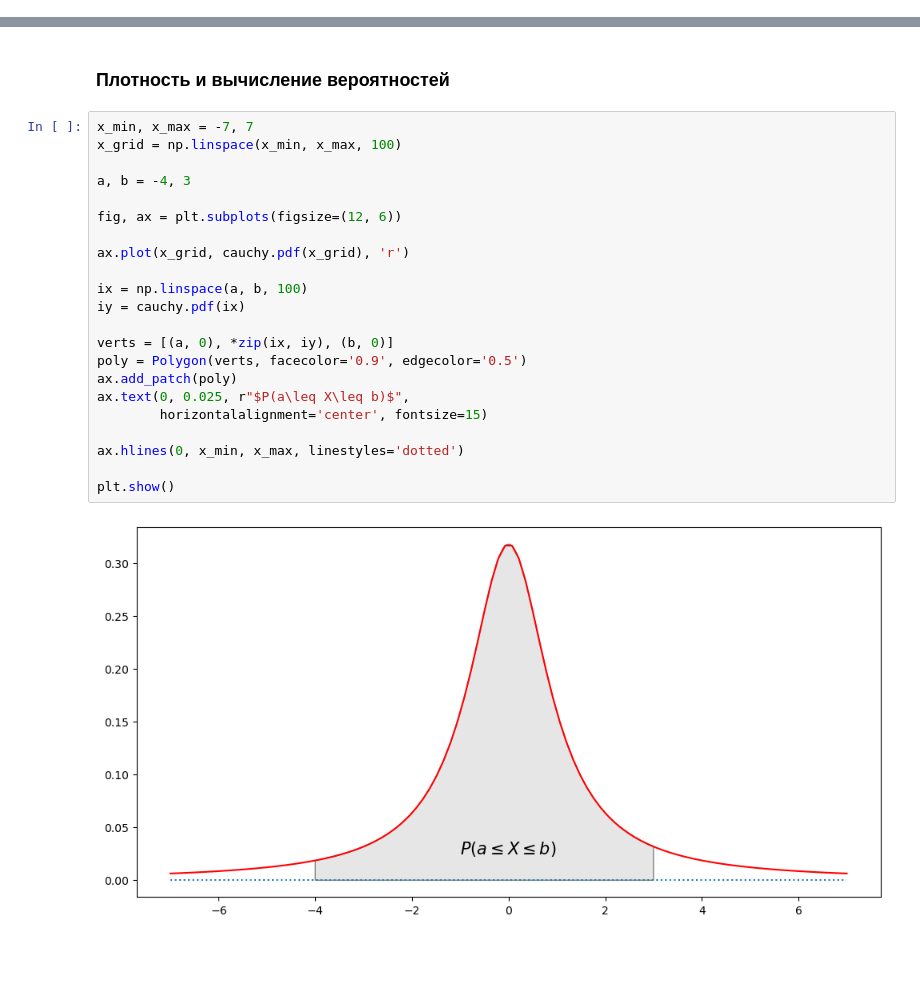
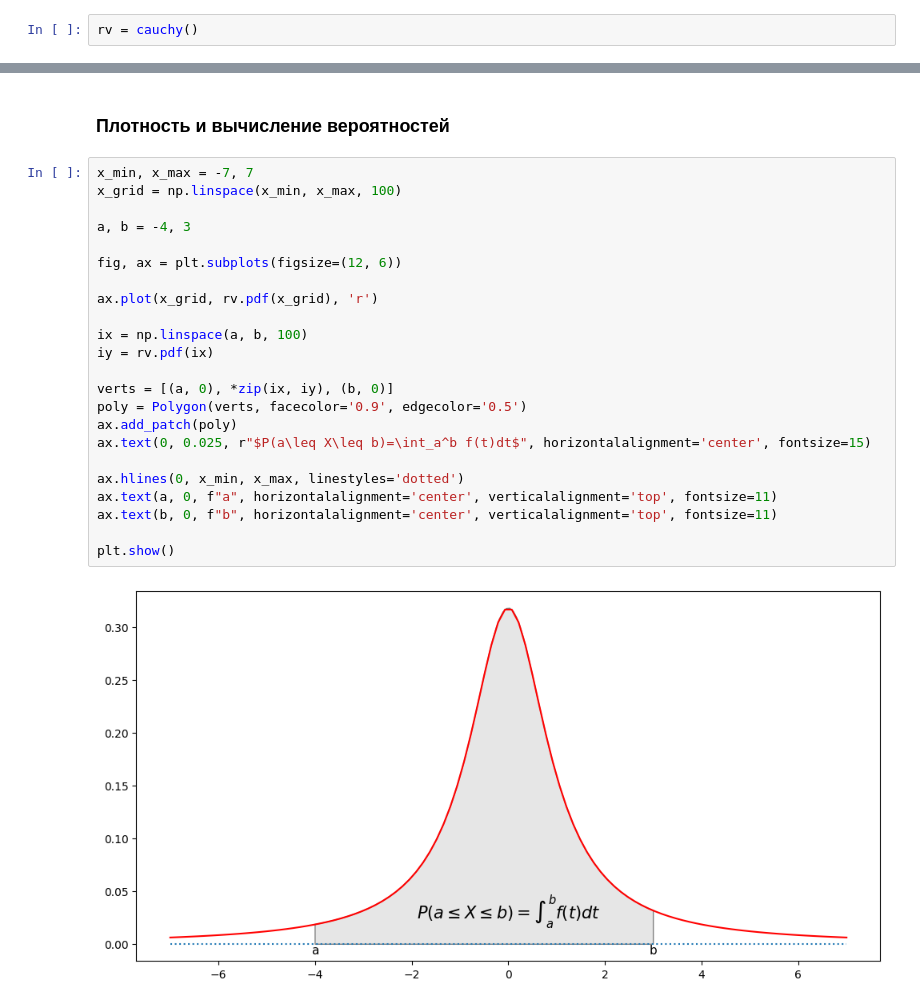
Before and after one commit to artamonoff/probability-statistics, a Jupyter notebook: jupyter-notebooks/continuous-distr.ipynb, the cells around one changed output, grey strips where cells are left out. Saved outputs shown, nothing was run; the diff lists cells and outputs as text; blank space fills up the shorter version.

```diff
--- a/jupyter-notebooks/continuous-distr.ipynb
+++ b/jupyter-notebooks/continuous-distr.ipynb
@@ -20,0 +19,2 @@ $$
+# %%
+rv = cauchy()
@@ -78,24 +83,25 @@ plt.show()
 # %%
 x_min, x_max = -7, 7
 x_grid = np.linspace(x_min, x_max, 100)
 
 a, b = -4, 3
 
 fig, ax = plt.subplots(figsize=(12, 6))
 
-ax.plot(x_grid, cauchy.pdf(x_grid), 'r')
+ax.plot(x_grid, rv.pdf(x_grid), 'r')
 
 ix = np.linspace(a, b, 100)
-iy = cauchy.pdf(ix)
+iy = rv.pdf(ix)
 
 verts = [(a, 0), *zip(ix, iy), (b, 0)]
 poly = Polygon(verts, facecolor='0.9', edgecolor='0.5')
 ax.add_patch(poly)
-ax.text(0, 0.025, r"$P(a\leq X\leq b)$",
-        horizontalalignment='center', fontsize=15)
+ax.text(0, 0.025, r"$P(a\leq X\leq b)=\int_a^b f(t)dt$", horizontalalignment='center', fontsize=15)
 
 ax.hlines(0, x_min, x_max, linestyles='dotted')
+ax.text(a, 0, f"a", horizontalalignment='center', verticalalignment='top', fontsize=11)
+ax.text(b, 0, f"b", horizontalalignment='center', verticalalignment='top', fontsize=11)
 
 plt.show()
 # %% [output]
-[figure, old version]
+[figure, new version]
```
Also changed, not shown: parts of 14 cells of this notebook.
